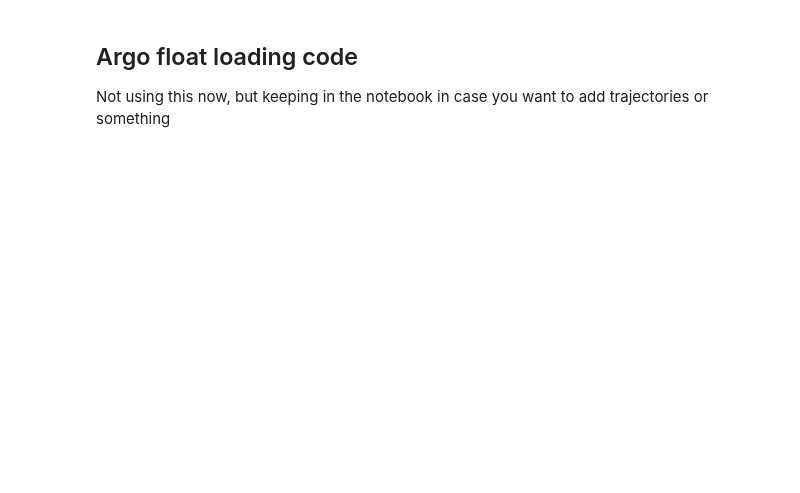
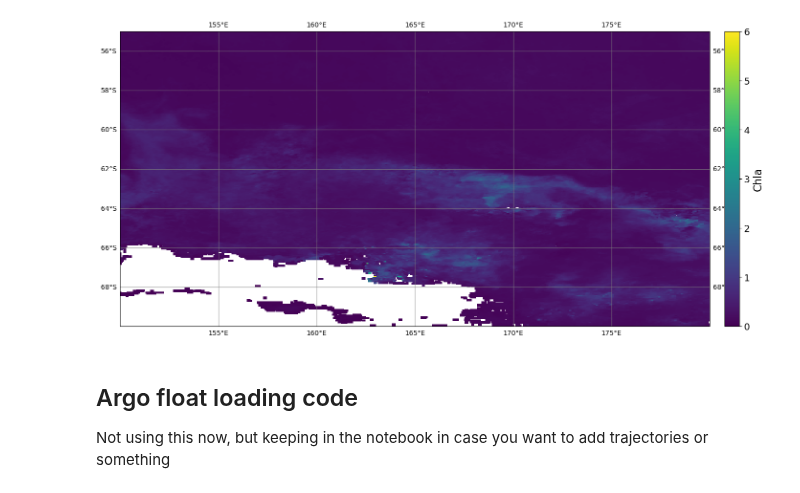
Before and after one commit to Lilah-Asalie/IBIS_Project, a Jupyter notebook: Antarctic_maps.ipynb, the cells around one changed output. Cells and saved outputs as stored; diff of their text form; code cells hidden in the pictures; blank space fills up the shorter version.

```diff
--- a/Antarctic_maps.ipynb
+++ b/Antarctic_maps.ipynb
@@ -70,0 +101,7 @@ fig.savefig(f'/Users/lilah/Documents/IBIS_Project/Figures/antartic_map_2014-15.p
+# %%
+sat_ds = xr.open_dataset('/Users/steviewalker/Documents/Bloom_Raiders/Data/satellite_data/AQUA_MODIS.20141221_20150320.L3m.SNWI.CHL.chlor_a.4km.nc')
+# sat_ds = xr.open_dataset('/Users/steviewalker/Documents/Bloom_Raiders/Data/satellite_data/AQUA_MODIS.20140921_20141220.L3m.SNAU.CHL.chlor_a.4km.nc')
+
+da_chla = sat_ds['chlor_a'].sel(lon = slice(150,180),
+                               lat = slice(-55,-70))
+da_chla
@@ -71,3 +124,31 @@ fig.savefig(f'/Users/lilah/Documents/IBIS_Project/Figures/antartic_map_2014-15.p
+# %%
+#assign projection type
+crs0 = ccrs.PlateCarree()
+#crs20 = ccrs.PlateCarree(central_longitude=80)
+
+#create figure object
+fig = plt.figure(figsize = (20,8))
+
+#RECCAP regions panel
+ax = fig.add_subplot(111, projection = crs0)
+
+#Colormap specification
+color = cmocean.cm.haline
+
+# plot = da_chla.pcolor(cmap = color, transform = crs0,
+#                       x = 'lon', y = 'lat', vmin = 0, vmax = 6, add_colorbar = True)
+
+plot = plt.pcolor(da_chla['lon'],da_chla['lat'],da_chla,
+                 vmin = 0,vmax = 6)
+
+cbar = fig.colorbar(plot, fraction=0.02, pad=0.02)
+cbar.ax.tick_params(labelsize=tick_size)
+cbar.set_label('Chla', size=axis_size)
+
+gl = ax.gridlines(crs=crs0, draw_labels=True, x_inline=False, y_inline=False,
+                          linewidth=1, color='gray', alpha=0.6, linestyle='-')
+# %% [output]
+[figure, added]
 # %% [markdown]
 ## Argo float loading code
 
```
Also changed, not shown: parts of 10 cells of this notebook, 3 other files.
